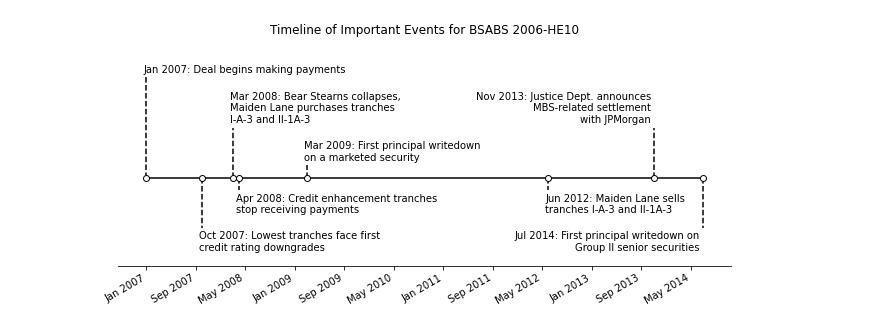
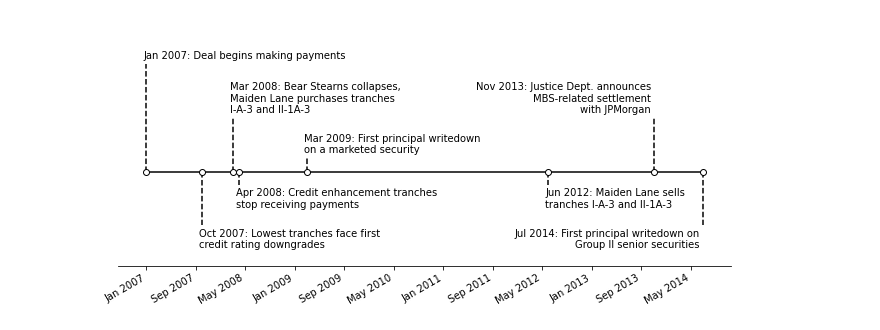
Before and after one commit to alexblumenfeld/mbs-postmortem, a Jupyter notebook: code/analysis/timeline.ipynb, the cells around one changed output. Saved outputs shown, nothing was run; the diff lists cells and outputs as text; code cells hidden in the pictures.

```diff
--- a/code/analysis/timeline.ipynb
+++ b/code/analysis/timeline.ipynb
@@ -31,38 +31,37 @@ levels = [4, -2, 2, -0.5, 0.5, -0.5, 2, -2]
 
 # Create figure and plot a stem plot with the date
 fig, ax = plt.subplots(figsize=(8.8, 4), constrained_layout=True)
-ax.set(title="Timeline of Important Events for BSABS 2006-HE10")
 
 ax.vlines(dates, 0, levels, ls="--", color="black",)  # The vertical stems.
 ax.plot(dates, np.zeros_like(dates), "-o",
         color="k", markerfacecolor="w")  # Baseline and markers on it.
 
 # annotate lines
 for d, l, r in zip(dates[:-2], levels[:-2], names[:-2]):
     ax.annotate(r, xy=(d, l),
                 xytext=(-3, np.sign(l)*3), textcoords="offset points",
                 horizontalalignment="left",
                 verticalalignment="bottom" if l > 0 else "top")
 
 # annotate lines
 for d, l, r in zip(dates[-2:], levels[-2:], names[-2:]):
     ax.annotate(r, xy=(d, l),
                 xytext=(-3, np.sign(l)*3), textcoords="offset points",
                 horizontalalignment="right",
                 verticalalignment="bottom" if l > 0 else "top")
 
 # format xaxis with 4 month intervals
 ax.xaxis.set_major_locator(mdates.MonthLocator(interval=8))
 ax.xaxis.set_major_formatter(mdates.DateFormatter("%b %Y"))
 plt.setp(ax.get_xticklabels(), rotation=30, ha="right")
 
 # remove y axis and spines
 ax.yaxis.set_visible(False)
 ax.spines['left'].set_visible(False)
 ax.spines['top'].set_visible(False)
 ax.spines['right'].set_visible(False)
 
 ax.margins(y=0.25)
-fig.savefig('../figures/timeline_of_important_events.png',dpi=200,bbox_inches='tight')
+fig.savefig('../../figures/timeline_of_important_events.png',dpi=200,bbox_inches='tight')
 # %% [output]
-[figure, old version]
+[figure, new version]
```
Also changed, not shown: 22 other files.
